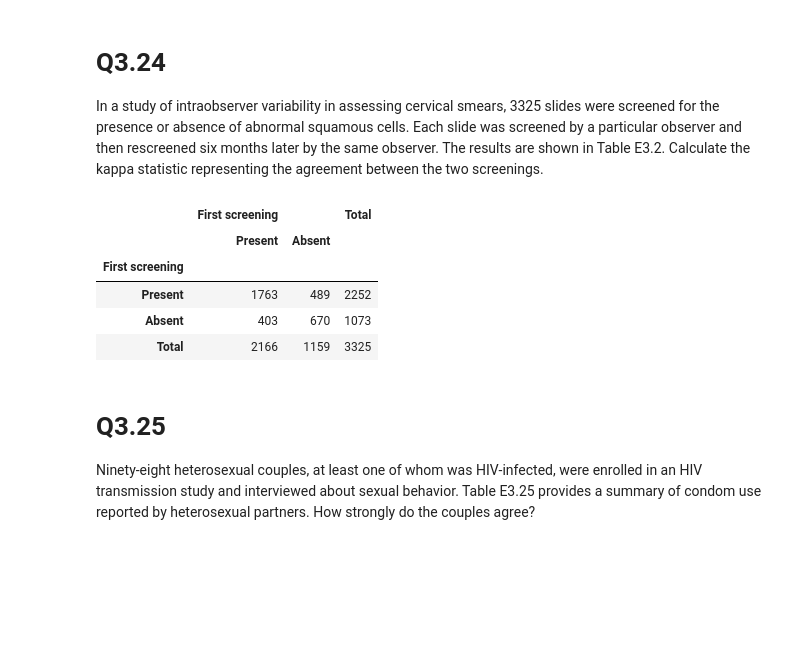
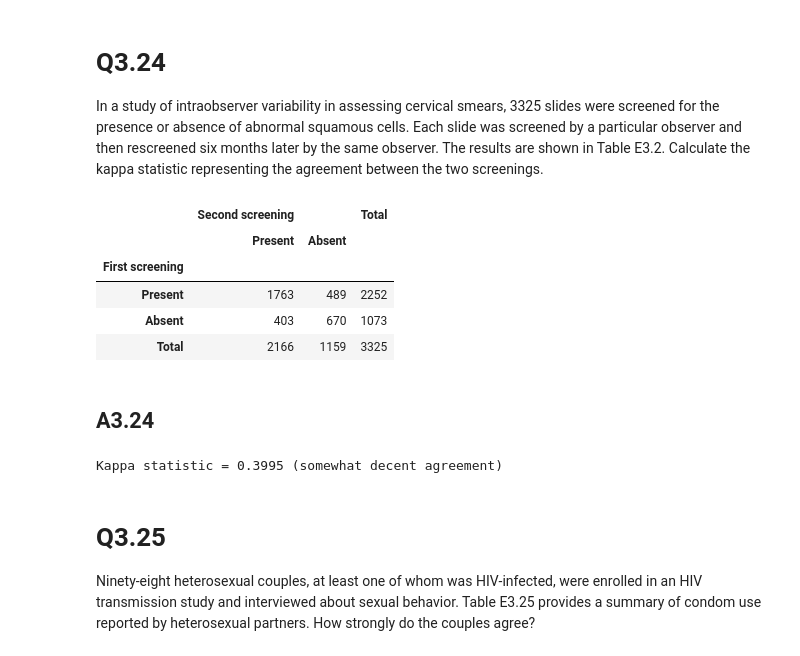
Before and after one commit to jmsdao/intro-biostats-solutions, a Jupyter notebook: Chapter03.ipynb, the cells around one changed output. Drawn from its saved outputs; the diff is of its cells as text; code cells hidden in the pictures; blank space fills up the shorter version.

```diff
--- a/Chapter03.ipynb
+++ b/Chapter03.ipynb
@@ -259,28 +461,45 @@ screenings.
 # %%
 index = ['Present', 'Absent', 'Total']
 
 columns = [
-    ['First screening', 'First screening', 'Total'],
+    ['Second screening', 'Second screening', 'Total'],
     ['Present', 'Absent', '']
 ]
 
 data = [
     [1763, 489, 2252],
     [403, 670, 1073],
     [2166, 1159, 3325],
 ]
 
 df = pd.DataFrame(data=data, index=index, columns=columns)
 df.index = df.index.rename('First screening')
 
 df
 # %% [output]
-|  | First screening |  | Total |
+|  | Second screening |  | Total |
 |  | Present | Absent |  |
 | First screening |  |  |  |
 | Present | 1763 | 489 | 2252 |
 | Absent | 403 | 670 | 1073 |
 | Total | 2166 | 1159 | 3325 |
+# %% [markdown]
+## A3.24
+# %%
+n11 = df.loc['Present', ('Second screening', 'Present')]
+n22 = df.loc['Absent', ('Second screening', 'Absent')]
+n12 = df.loc['Present', ('Second screening', 'Absent')]
+n21 = df.loc['Absent', ('Second screening', 'Present')]
+
+n1t = df.loc['Present', ('Total', '')]
+n2t = df.loc['Absent', ('Total', '')]
+nt1 = df.loc['Total', ('Second screening', 'Present')]
+nt2 = df.loc['Total', ('Second screening', 'Absent')]
+
+kappa = 2 * (n11 * n22 - n12 * n21) / (n1t * n2t + nt1 * nt2)
+print(f"Kappa statistic = {kappa :.4} (somewhat decent agreement)")
+# %% [output]
+Kappa statistic = 0.3995 (somewhat decent agreement)
 # %% [markdown]
 # Q3.25
 Ninety‐eight heterosexual couples, at least one of whom was HIV‐infected,
```
Also changed, not shown: parts of 49 cells of this notebook.
